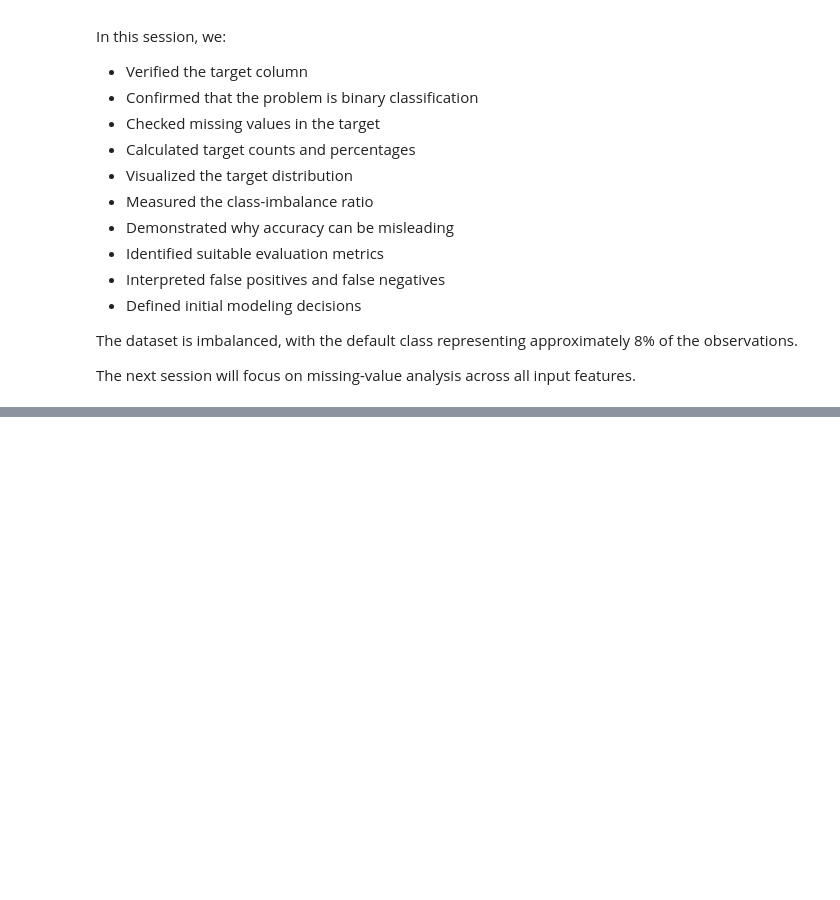
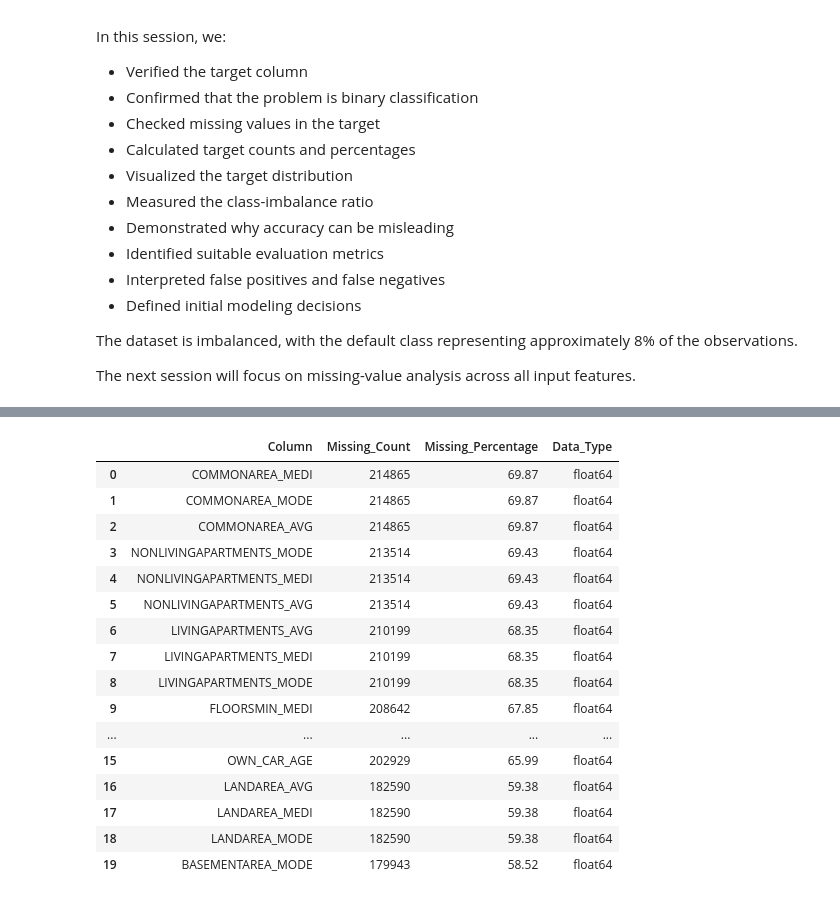
Before and after one commit to Abhilash0079/MachineLearningProjects, a Jupyter notebook: Loan_Default_Risk_Prediction/notebooks/01_EDA.ipynb, the cells around one changed output, grey strips where cells are left out. Cells and saved outputs as stored; diff of their text form; code cells hidden in the pictures; blank space fills up the shorter version.

```diff
--- a/Loan_Default_Risk_Prediction/notebooks/01_EDA.ipynb
+++ b/Loan_Default_Risk_Prediction/notebooks/01_EDA.ipynb
@@ -610,0 +1016,27 @@ The next session will focus on missing-value analysis across all input features.
+# %%
+numerical_missing_summary = (
+    missing_summary[
+        missing_summary["Data_Type"] != "object"
+    ]
+    .reset_index(drop=True)
+)
+
+numerical_missing_summary.head(20)
+# %% [output]
+|  | Column | Missing_Count | Missing_Percentage | Data_Type |
+| 0 | COMMONAREA_MEDI | 214865 | 69.87 | float64 |
+| 1 | COMMONAREA_MODE | 214865 | 69.87 | float64 |
+| 2 | COMMONAREA_AVG | 214865 | 69.87 | float64 |
+| 3 | NONLIVINGAPARTMENTS_MODE | 213514 | 69.43 | float64 |
+| 4 | NONLIVINGAPARTMENTS_MEDI | 213514 | 69.43 | float64 |
+| 5 | NONLIVINGAPARTMENTS_AVG | 213514 | 69.43 | float64 |
+| 6 | LIVINGAPARTMENTS_AVG | 210199 | 68.35 | float64 |
+| 7 | LIVINGAPARTMENTS_MEDI | 210199 | 68.35 | float64 |
+| 8 | LIVINGAPARTMENTS_MODE | 210199 | 68.35 | float64 |
+| 9 | FLOORSMIN_MEDI | 208642 | 67.85 | float64 |
+| ... | ... | ... | ... | ... |
+| 15 | OWN_CAR_AGE | 202929 | 65.99 | float64 |
+| 16 | LANDAREA_AVG | 182590 | 59.38 | float64 |
+| 17 | LANDAREA_MEDI | 182590 | 59.38 | float64 |
+| 18 | LANDAREA_MODE | 182590 | 59.38 | float64 |
+| 19 | BASEMENTAREA_MODE | 179943 | 58.52 | float64 |
```
Also changed, not shown: parts of 44 cells of this notebook.
